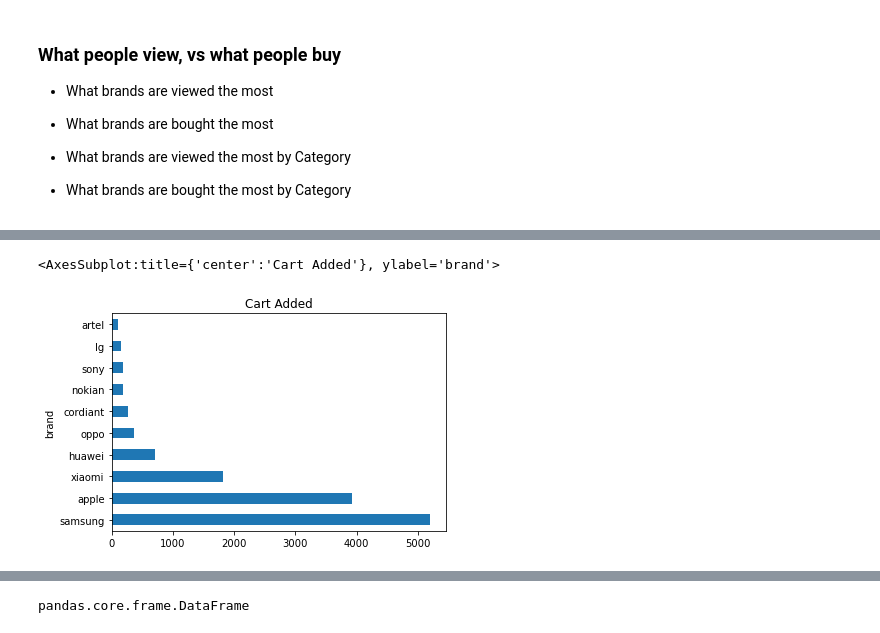
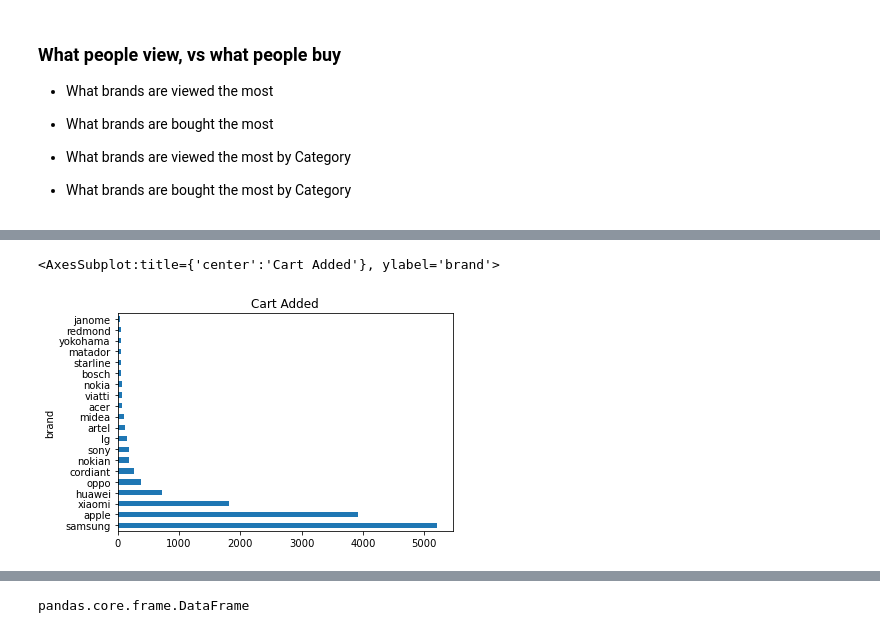
Before and after one commit to Hmmsien/ECommerce_behavior, a Jupyter notebook: data-exploration.ipynb, the cells around one changed output, grey strips where cells are left out. Drawn from its saved outputs; the diff is of its cells as text; code cells hidden in the pictures.

```diff
--- a/data-exploration.ipynb
+++ b/data-exploration.ipynb
@@ -2,3 +2,7 @@
 # Libraries
 import pandas as pd
 import seaborn as sns
+# %%
+# Constants
+
+TOP_X = 20
@@ -200,13 +246,13 @@ count_brand_purchase[:10].plot(kind="barh", title="Purchases")
 # %%
 
 cond = df["event_type"] == "cart"
 brand_gb_cart = df[cond].groupby("brand")
 count_brand_cart = brand_gb_cart["brand"].count().sort_values(ascending=False)
 
-count_brand_cart[:10].plot(kind="barh", title="Cart Added")
+count_brand_cart[:TOP_X].plot(kind="barh", title="Cart Added")
 # %% [output]
 <AxesSubplot:title={'center':'Cart Added'}, ylabel='brand'>
-[figure, old version]
+[figure, new version]
 # %%
 # Average Price per brand (How expensive a brand is )
 
```
Also changed, not shown: parts of 11 cells of this notebook.
